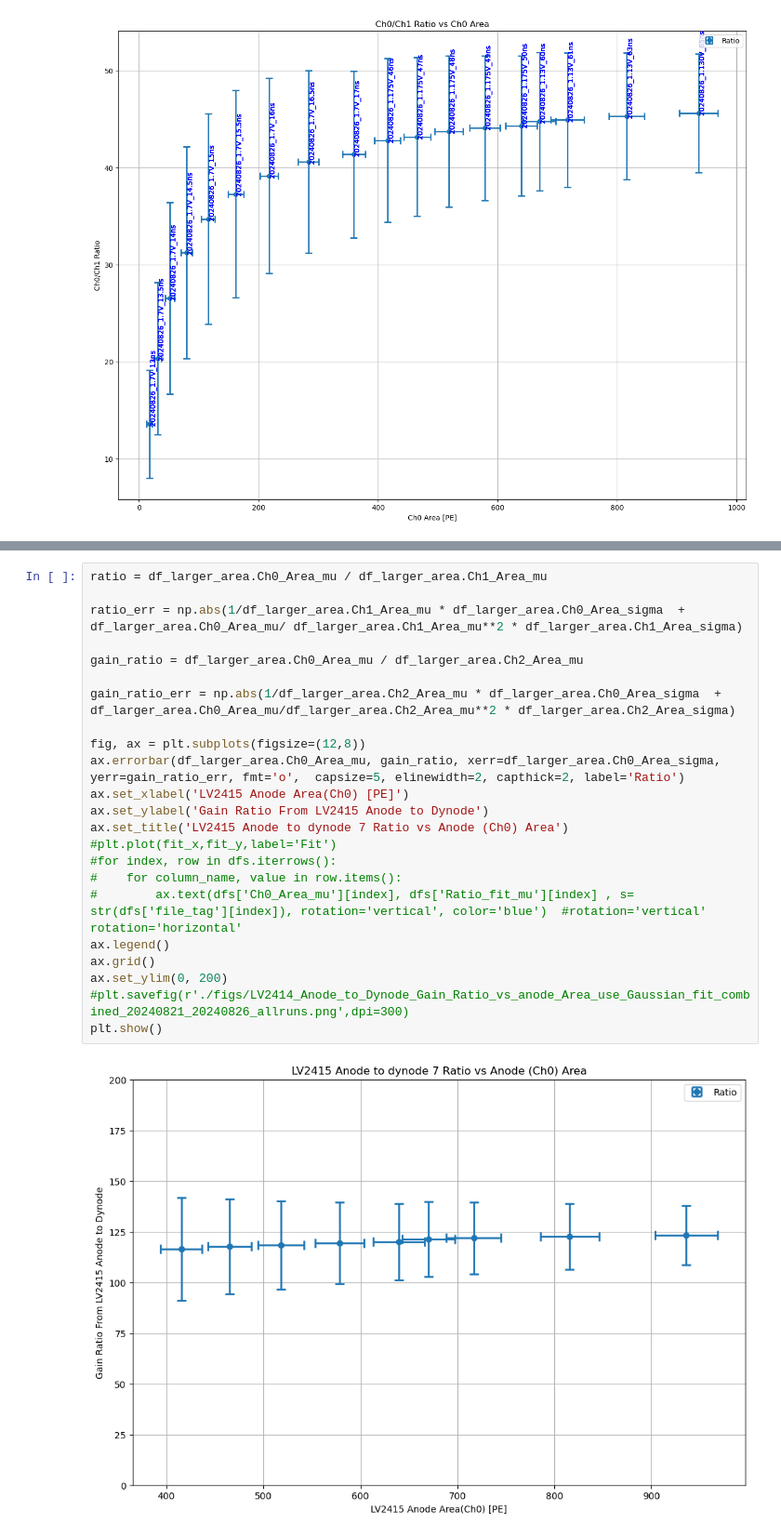
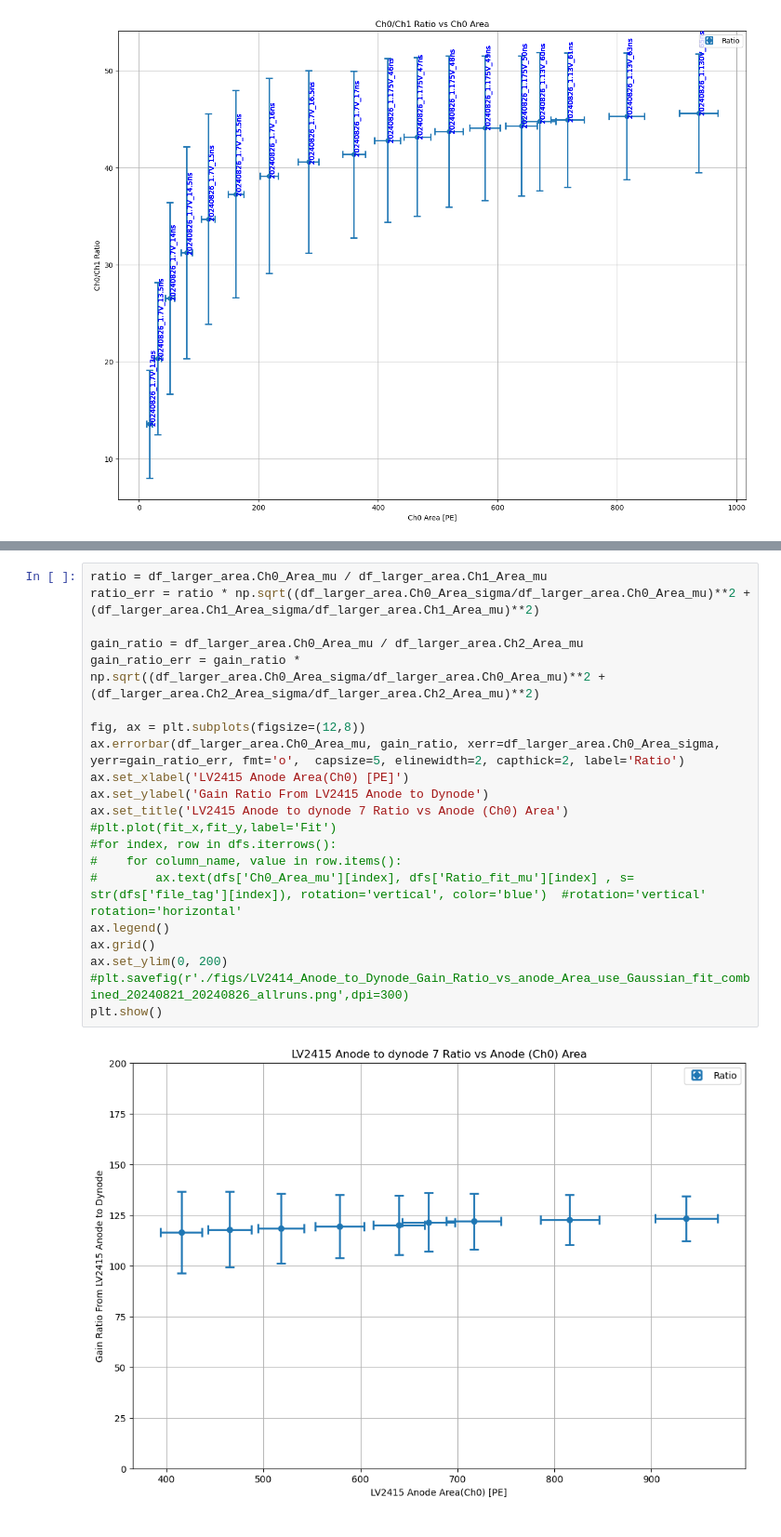
Before and after one commit to Westlake-University-Lsc-lab/ProcessLocalData, a Jupyter notebook: plotsfigures.ipynb, the cells around one changed output, grey strips where cells are left out. Shown at 93% size. Saved outputs shown, nothing was run; the diff lists cells and outputs as text.

```diff
--- a/plotsfigures.ipynb
+++ b/plotsfigures.ipynb
@@ -319,25 +348,23 @@ Save to outnpy//df_larger_400pe_20240826.h5py
 # %%
 ratio = df_larger_area.Ch0_Area_mu / df_larger_area.Ch1_Area_mu
-
-ratio_err = np.abs(1/df_larger_area.Ch1_Area_mu * df_larger_area.Ch0_Area_sigma  + df_larger_area.Ch0_Area_mu/ df_larger_area.Ch1_Area_mu**2 * df_larger_area.Ch1_Area_sigma)
+ratio_err = ratio * np.sqrt((df_larger_area.Ch0_Area_sigma/df_larger_area.Ch0_Area_mu)**2 + (df_larger_area.Ch1_Area_sigma/df_larger_area.Ch1_Area_mu)**2)
 
 gain_ratio = df_larger_area.Ch0_Area_mu / df_larger_area.Ch2_Area_mu
-
-gain_ratio_err = np.abs(1/df_larger_area.Ch2_Area_mu * df_larger_area.Ch0_Area_sigma  + df_larger_area.Ch0_Area_mu/df_larger_area.Ch2_Area_mu**2 * df_larger_area.Ch2_Area_sigma)
+gain_ratio_err = gain_ratio * np.sqrt((df_larger_area.Ch0_Area_sigma/df_larger_area.Ch0_Area_mu)**2 + (df_larger_area.Ch2_Area_sigma/df_larger_area.Ch2_Area_mu)**2)
 
 fig, ax = plt.subplots(figsize=(12,8))
 ax.errorbar(df_larger_area.Ch0_Area_mu, gain_ratio, xerr=df_larger_area.Ch0_Area_sigma, yerr=gain_ratio_err, fmt='o',  capsize=5, elinewidth=2, capthick=2, label='Ratio')
 ax.set_xlabel('LV2415 Anode Area(Ch0) [PE]')
 ax.set_ylabel('Gain Ratio From LV2415 Anode to Dynode')
 ax.set_title('LV2415 Anode to dynode 7 Ratio vs Anode (Ch0) Area')
 #plt.plot(fit_x,fit_y,label='Fit')
 #for index, row in dfs.iterrows():
 #    for column_name, value in row.items():
 #        ax.text(dfs['Ch0_Area_mu'][index], dfs['Ratio_fit_mu'][index] , s= str(dfs['file_tag'][index]), rotation='vertical', color='blue')  #rotation='vertical'   rotation='horizontal'
 ax.legend()
 ax.grid()
 ax.set_ylim(0, 200)
 #plt.savefig(r'./figs/LV2414_Anode_to_Dynode_Gain_Ratio_vs_anode_Area_use_Gaussian_fit_combined_20240821_20240826_allruns.png',dpi=300)
 plt.show()
 # %% [output]
-[figure, old version]
+[figure, new version]
```
Also changed, not shown: parts of 26 cells of this notebook.
